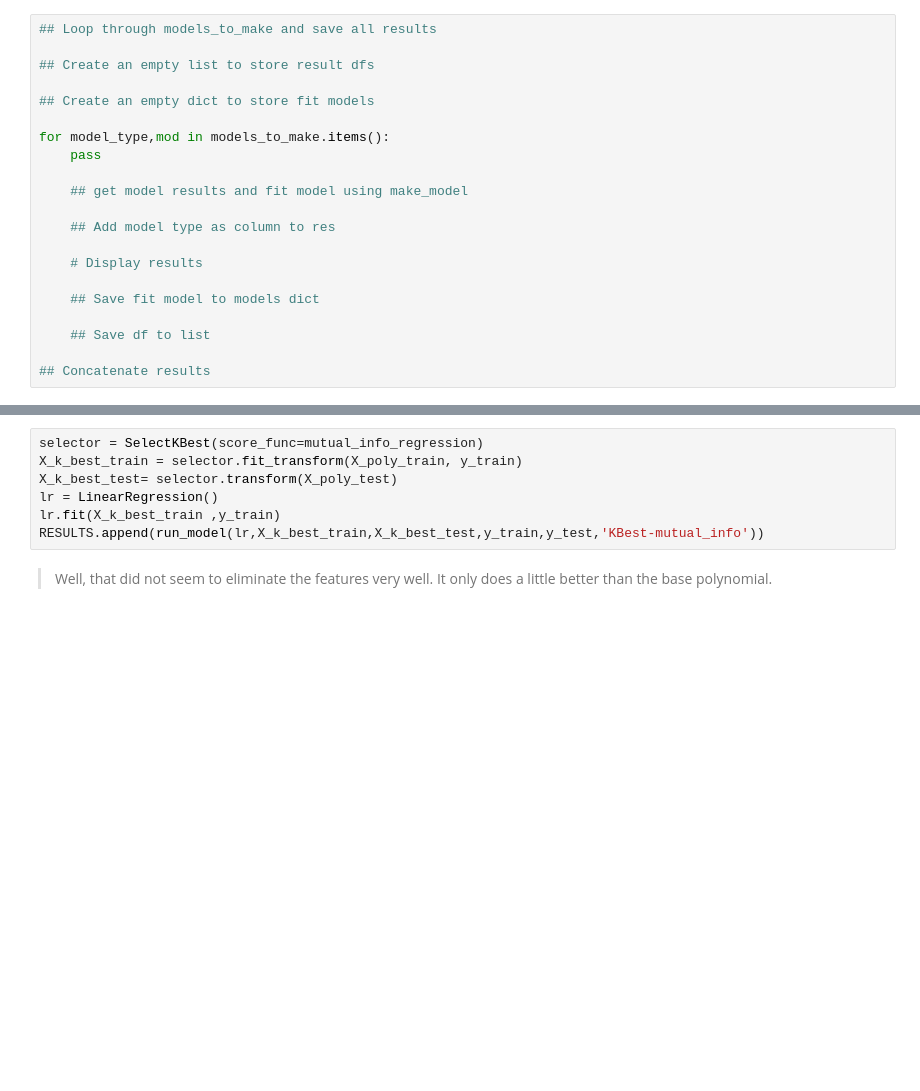
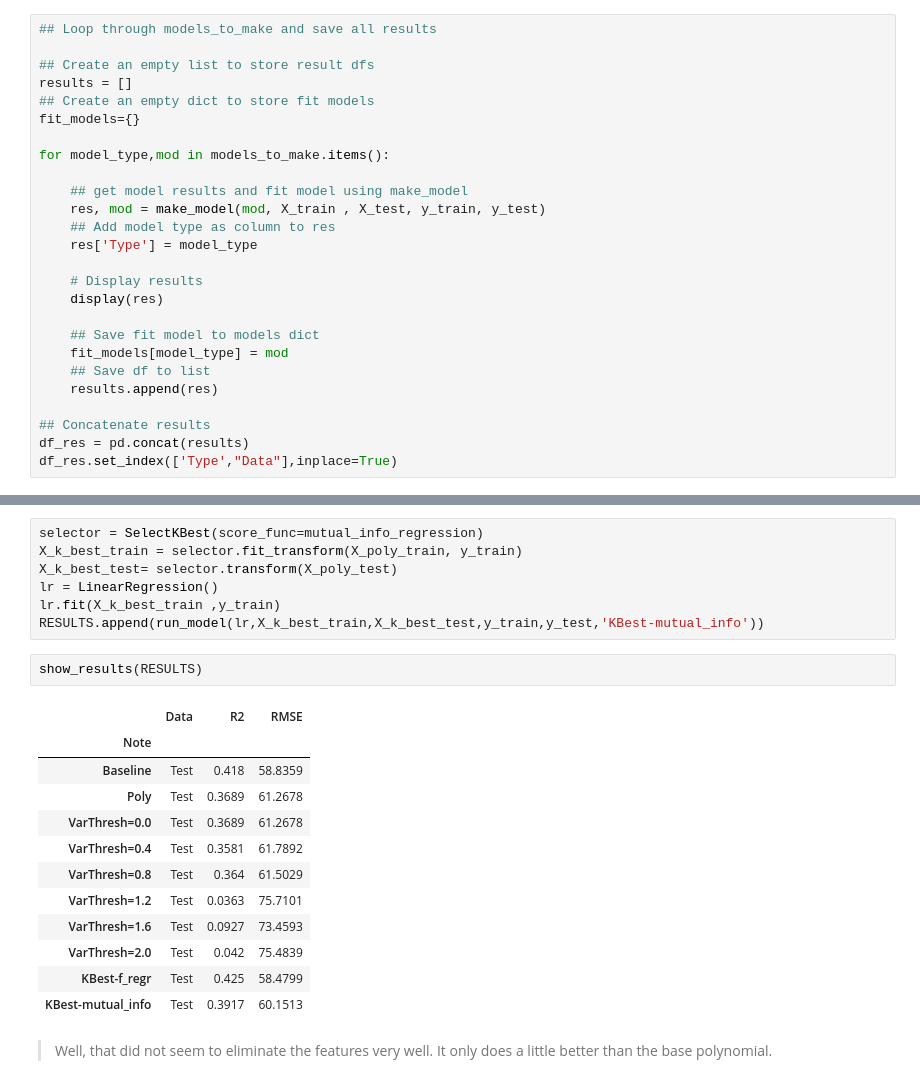
Before and after one commit to jirvingphd/fsds_pt_100719_cohort_notes, a Jupyter notebook: Sect_24_v2.1_Regularization_SG.ipynb, the cells around one changed output, grey strips where cells are left out. Drawn from its saved outputs; the diff is of its cells as text; blank space fills up the shorter version.

```diff
--- a/Sect_24_v2.1_Regularization_SG.ipynb
+++ b/Sect_24_v2.1_Regularization_SG.ipynb
@@ -222,20 +290,25 @@ def make_model():
 ## Loop through models_to_make and save all results
 
 ## Create an empty list to store result dfs
-
+results = []
 ## Create an empty dict to store fit models
+fit_models={}
 
 for model_type,mod in models_to_make.items():
-    pass
 
     ## get model results and fit model using make_model
-
+    res, mod = make_model(mod, X_train , X_test, y_train, y_test)
     ## Add model type as column to res
+    res['Type'] = model_type
 
     # Display results
+    display(res)
 
     ## Save fit model to models dict
-
+    fit_models[model_type] = mod
     ## Save df to list
+    results.append(res)
 
 ## Concatenate results
+df_res = pd.concat(results)
+df_res.set_index(['Type',"Data"],inplace=True)
@@ -484,6 +723,21 @@ X_k_best_test= selector.transform(X_poly_test)
 lr = LinearRegression()
 lr.fit(X_k_best_train ,y_train)
 RESULTS.append(run_model(lr,X_k_best_train,X_k_best_test,y_train,y_test,'KBest-mutual_info'))
+# %%
+show_results(RESULTS)
+# %% [output]
+|  | Data | R2 | RMSE |
+| Note |  |  |  |
+| Baseline | Test | 0.418 | 58.8359 |
+| Poly | Test | 0.3689 | 61.2678 |
+| VarThresh=0.0 | Test | 0.3689 | 61.2678 |
+| VarThresh=0.4 | Test | 0.3581 | 61.7892 |
+| VarThresh=0.8 | Test | 0.364 | 61.5029 |
+| VarThresh=1.2 | Test | 0.0363 | 75.7101 |
+| VarThresh=1.6 | Test | 0.0927 | 73.4593 |
+| VarThresh=2.0 | Test | 0.042 | 75.4839 |
+| KBest-f_regr | Test | 0.425 | 58.4799 |
+| KBest-mutual_info | Test | 0.3917 | 60.1513 |
 # %% [markdown]
 > Well, that did not seem to eliminate the features very well. It only does a little better than the base polynomial.
 # %% [markdown]
```
Also changed, not shown: parts of 46 cells of this notebook, 1 other file.
